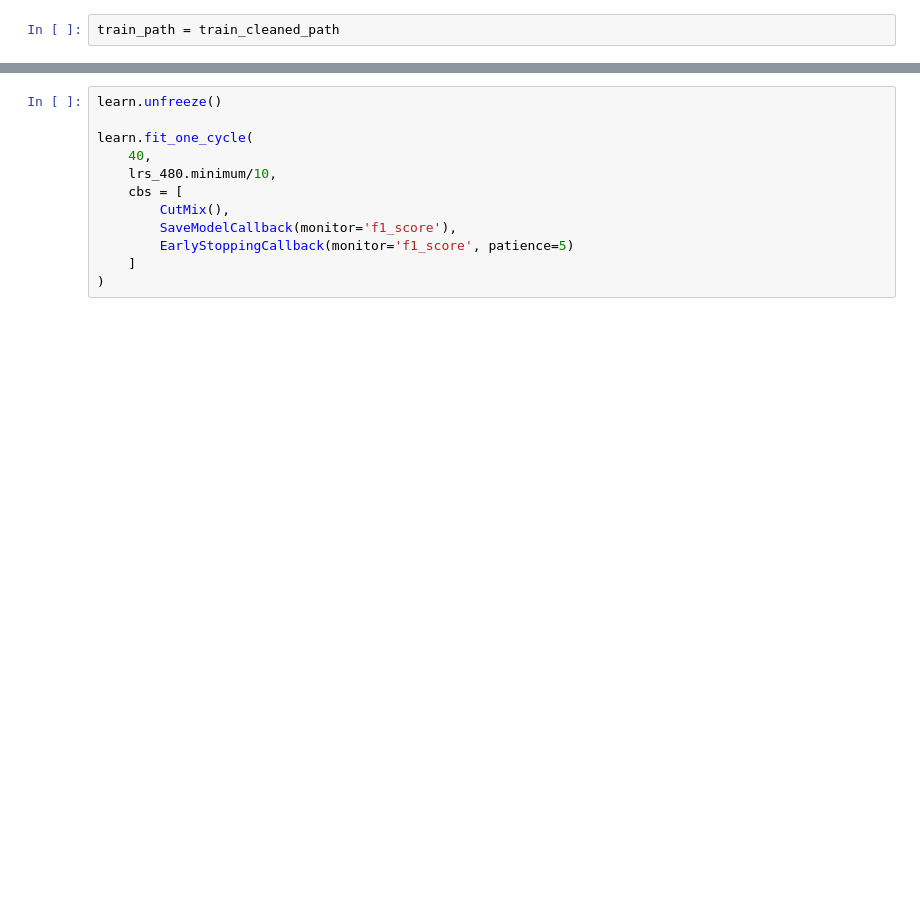
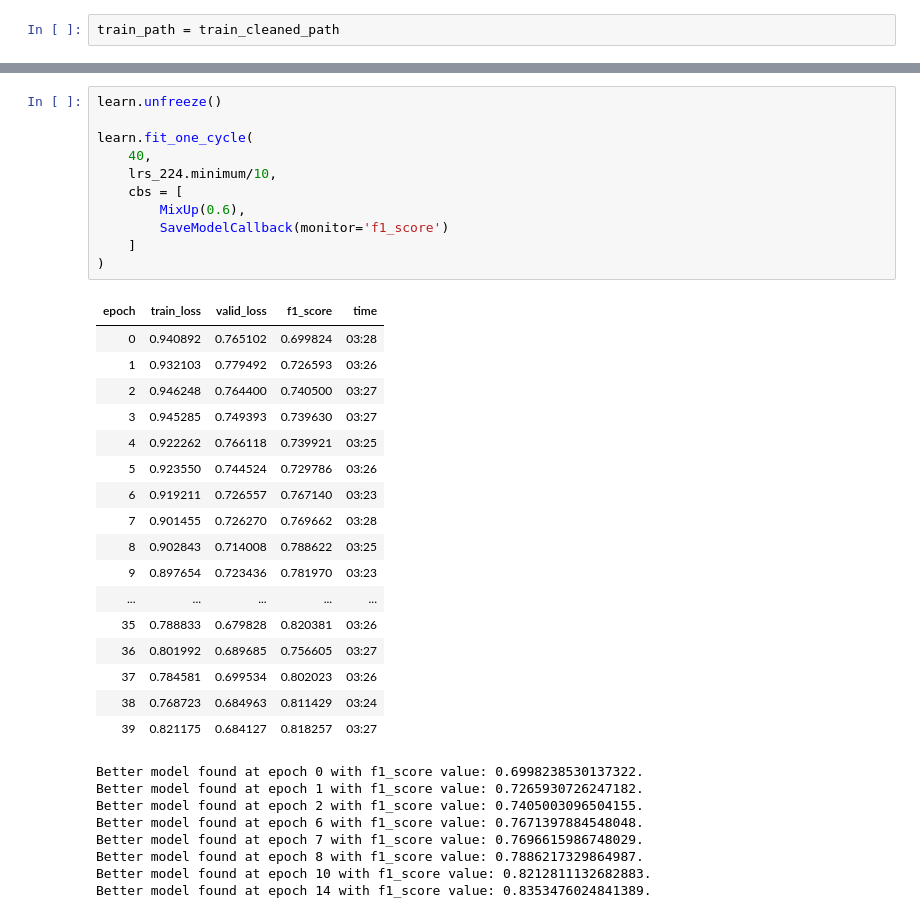
Before and after one commit to rafli-1729/indonesian-heritage-classification, a Jupyter notebook: DSC0084-Empat Trio-Notebook.ipynb, the cells around one changed output, grey strips where cells are left out. Saved outputs shown, nothing was run; the diff lists cells and outputs as text; blank space fills up the shorter version.

```diff
--- a/DSC0084-Empat Trio-Notebook.ipynb
+++ b/DSC0084-Empat Trio-Notebook.ipynb
@@ -420,15 +426,40 @@ print(f'learning rate optimal: {lrs_480.minimum, lrs_480.steep, lrs_480.valley,
 # %%
 learn.unfreeze()
 
 learn.fit_one_cycle(
     40,
-    lrs_480.minimum/10,
+    lrs_224.minimum/10,
     cbs = [
-        CutMix(),
-        SaveModelCallback(monitor='f1_score'),
-        EarlyStoppingCallback(monitor='f1_score', patience=5)
+        MixUp(0.6),
+        SaveModelCallback(monitor='f1_score')
     ]
 )
+# %% [output]
+| epoch | train_loss | valid_loss | f1_score | time |
+| 0 | 0.940892 | 0.765102 | 0.699824 | 03:28 |
+| 1 | 0.932103 | 0.779492 | 0.726593 | 03:26 |
+| 2 | 0.946248 | 0.764400 | 0.740500 | 03:27 |
+| 3 | 0.945285 | 0.749393 | 0.739630 | 03:27 |
+| 4 | 0.922262 | 0.766118 | 0.739921 | 03:25 |
+| 5 | 0.923550 | 0.744524 | 0.729786 | 03:26 |
+| 6 | 0.919211 | 0.726557 | 0.767140 | 03:23 |
+| 7 | 0.901455 | 0.726270 | 0.769662 | 03:28 |
+| 8 | 0.902843 | 0.714008 | 0.788622 | 03:25 |
+| 9 | 0.897654 | 0.723436 | 0.781970 | 03:23 |
+| ... | ... | ... | ... | ... |
+| 35 | 0.788833 | 0.679828 | 0.820381 | 03:26 |
+| 36 | 0.801992 | 0.689685 | 0.756605 | 03:27 |
+| 37 | 0.784581 | 0.699534 | 0.802023 | 03:26 |
+| 38 | 0.768723 | 0.684963 | 0.811429 | 03:24 |
+| 39 | 0.821175 | 0.684127 | 0.818257 | 03:27 |
+Better model found at epoch 0 with f1_score value: 0.6998238530137322.
+Better model found at epoch 1 with f1_score value: 0.7265930726247182.
+Better model found at epoch 2 with f1_score value: 0.7405003096504155.
+Better model found at epoch 6 with f1_score value: 0.7671397884548048.
+Better model found at epoch 7 with f1_score value: 0.7696615986748029.
+Better model found at epoch 8 with f1_score value: 0.7886217329864987.
+Better model found at epoch 10 with f1_score value: 0.8212811132682883.
+Better model found at epoch 14 with f1_score value: 0.8353476024841389.
 # %%
 torch.cuda.empty_cache()
 gc.collect()
```
Also changed, not shown: parts of 24 cells of this notebook.
